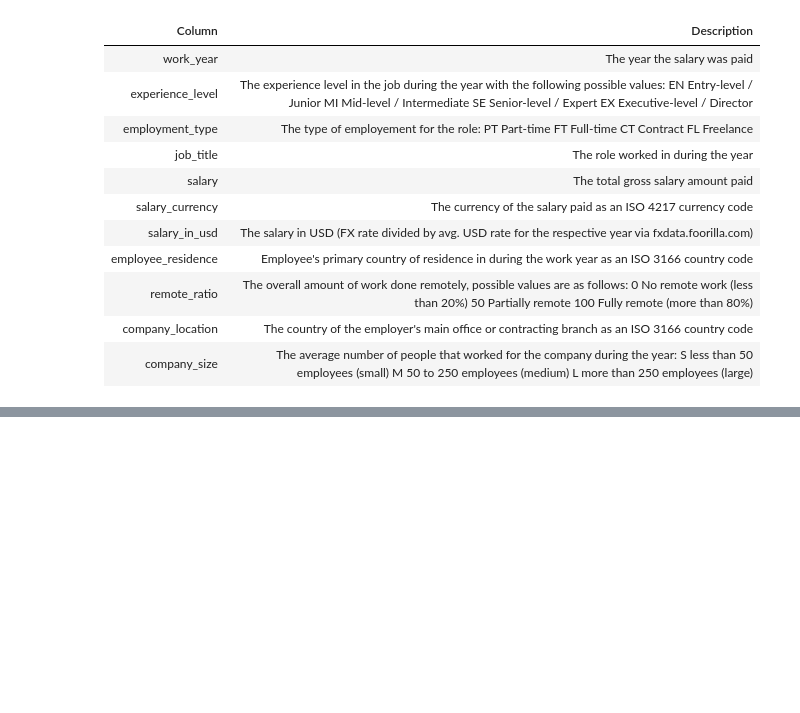
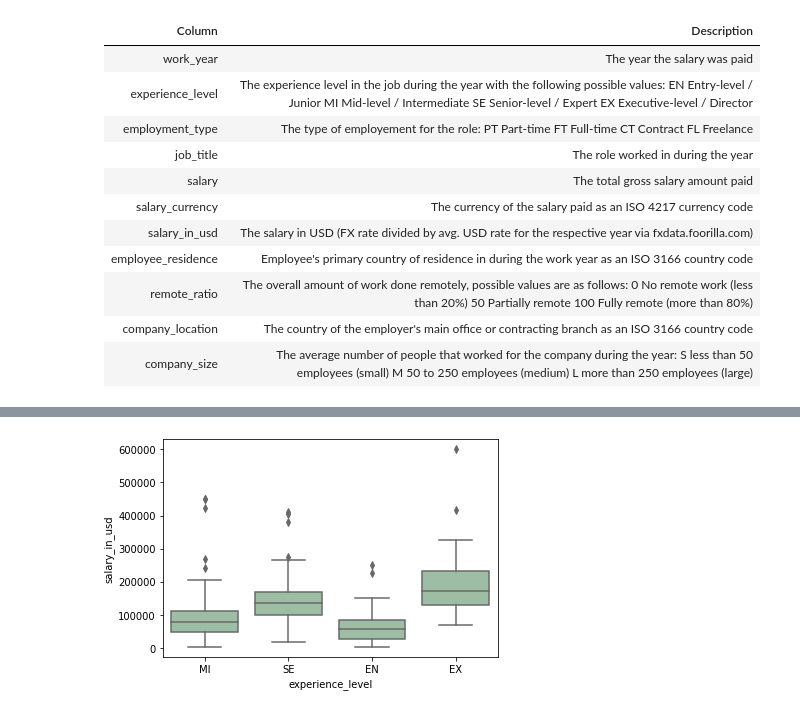
Before and after one commit to stakun/DE_Sprint, a Jupyter notebook: TASK1_5_HW/TASK1_5_HW.ipynb, the cells around one changed output, grey strips where cells are left out. Cells and saved outputs as stored; diff of their text form; code cells hidden in the pictures; blank space fills up the shorter version.

```diff
--- a/TASK1_5_HW/TASK1_5_HW.ipynb
+++ b/TASK1_5_HW/TASK1_5_HW.ipynb
@@ -91,0 +398,4 @@ company_size | The average number of people that worked for the company during t
+# %%
+# Категоризуем датасет по направлениям вакансий
+
+ds_salaries['job_category'] = ds_salaries['job_title'].apply(categorize_job)
@@ -91,0 +606,6 @@ company_size | The average number of people that worked for the company during t
+# %%
+# Создадим новый датафрейм из исходного включив в него
+# только столбцы `experience_level` и `salary_in_usd`
+
+ds_salaries_2 = pd.DataFrame(ds_salaries, columns = ['experience_level', 'salary_in_usd'])
+ds_salaries_2.head()
@@ -91,0 +631,9 @@ company_size | The average number of people that worked for the company during t
+# %%
+# Проверка нормальности распределения зарплат внутри групп
+# уровня опыта.
+
+ax = sns.boxplot(x='experience_level', y='salary_in_usd', data=ds_salaries_2, color='#99c2a2')
+#ax = sns.swarmplot(x='experience_level', y='salary_in_usd', data=ds_salaries_2, color='#7d0013')
+plt.show()
+# %% [output]
+[figure, added]
```
Also changed, not shown: parts of 46 cells of this notebook.
